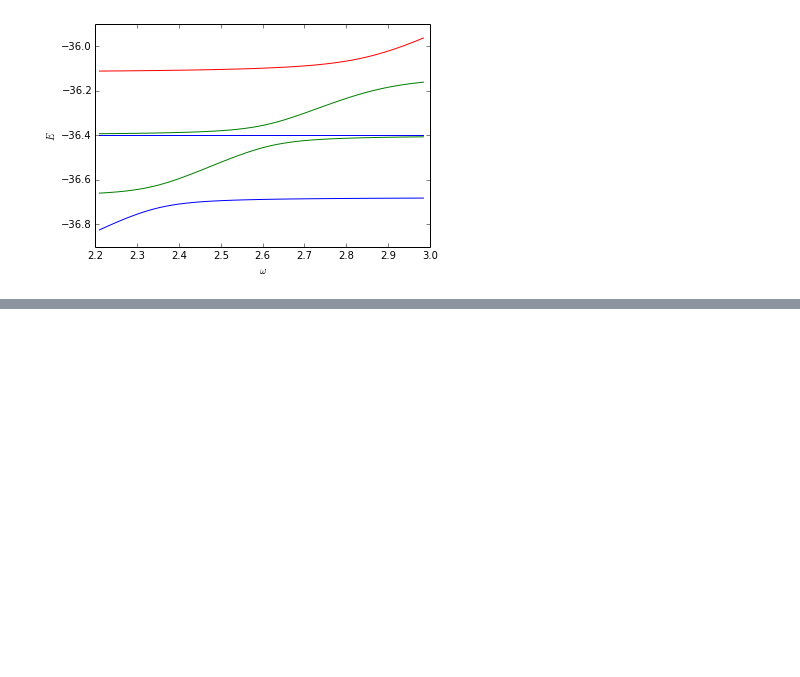
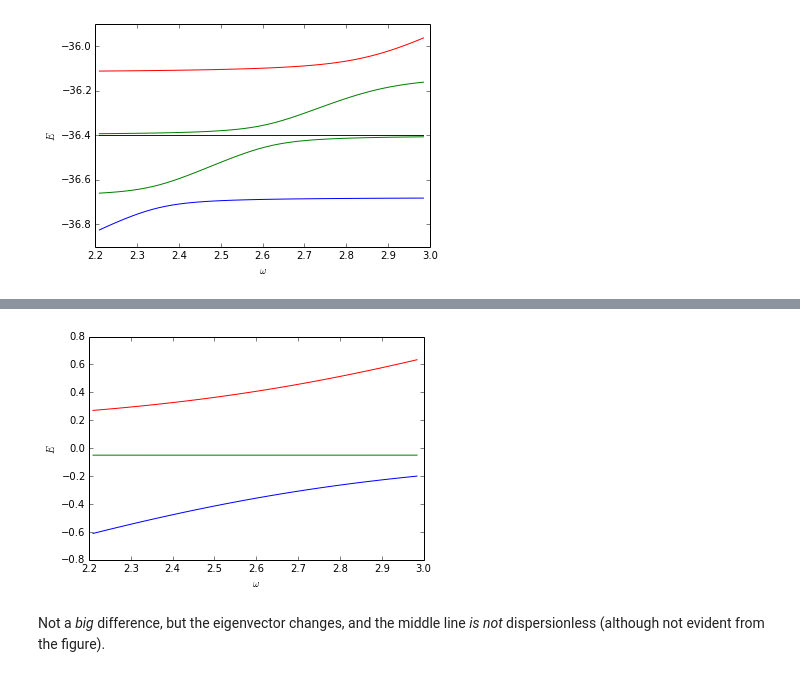
Before and after one commit to texnokrates/dicke, a Jupyter notebook: ipynotebooks/dicke.ipynb, the cells around one changed output, grey strips where cells are left out. Saved outputs shown, nothing was run; the diff lists cells and outputs as text; code cells hidden in the pictures; blank space fills up the shorter version.

```diff
--- a/ipynotebooks/dicke.ipynb
+++ b/ipynotebooks/dicke.ipynb
@@ -190,0 +239,6 @@ dicke_tryparams(K=30, gs=0.003, Vs=0.02, epsilons=2.6)
+# %%
+dicke_tryparams(K=2,tau=1,epsilons=2.6,Vs=[0.26,0.28],gs=0.05)
+# %% [output]
+[figure, added]
+# %% [markdown]
+Not a *big* difference, but the eigenvector changes, and the middle line *is not* dispersionless (although not evident from the figure).
```
Also changed, not shown: parts of 6 cells of this notebook.
